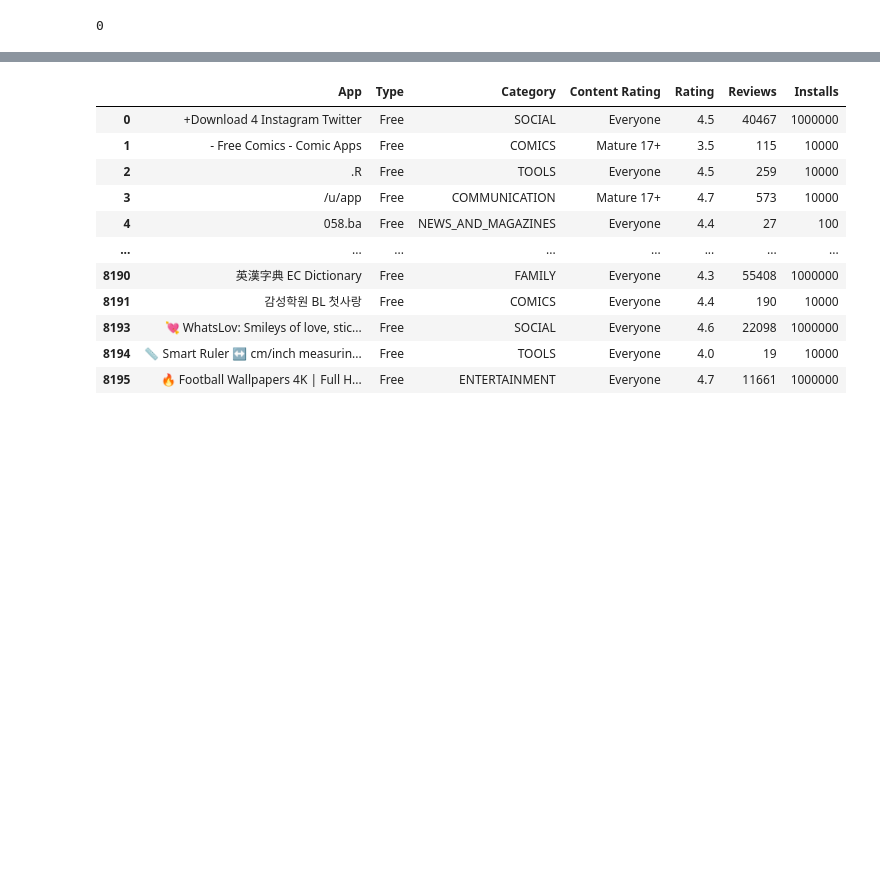
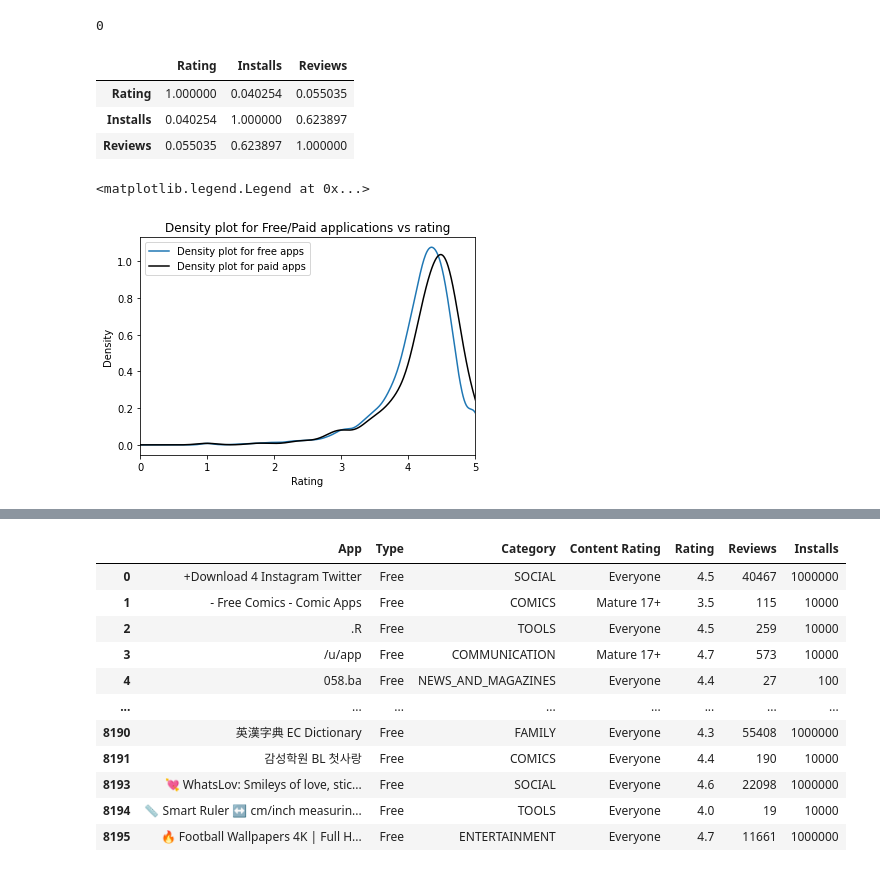
Before and after one commit to infoshareacademy/jdszr6-grupa-bez-nazwy, a Jupyter notebook: Python_project/Develop.ipynb, the cells around one changed output, grey strips where cells are left out. Cells and saved outputs as stored; diff of their text form; code cells hidden in the pictures; blank space fills up the shorter version.

```diff
--- a/Python_project/Develop.ipynb
+++ b/Python_project/Develop.ipynb
@@ -28,3 +28,28 @@ mydata
 mydata['App'].duplicated().sum()
 # %% [output]
 0
+# %%
+data_type.corr(method='pearson') #badanie korelacji
+# %% [output]
+|  | Rating | Installs | Reviews |
+| Rating | 1.000000 | 0.040254 | 0.055035 |
+| Installs | 0.040254 | 1.000000 | 0.623897 |
+| Reviews | 0.055035 | 0.623897 | 1.000000 |
+# %%
+data_type = mydata[['App', 'Type', 'Rating', 'Installs', 'Reviews']]
+
+
+free_type =data_type[data_type['Type']== 'Free']
+paid_type =data_type[data_type['Type']== 'Paid']
+
+import matplotlib.pyplot as plt
+
+
+free_type['Rating'].plot.density(xlim=(0, free_type['Rating'].max()))
+paid_type['Rating'].plot.density(xlim=(0, paid_type['Rating'].max()),color = 'k')
+plt.title('Density plot for Free/Paid applications vs rating')
+plt.xlabel('Rating')
+plt.legend(['Density plot for free apps', 'Density plot for paid apps'])
+# %% [output]
+<matplotlib.legend.Legend at 0x...>
+[figure, added]
```
Also changed, not shown: parts of 25 cells of this notebook.
